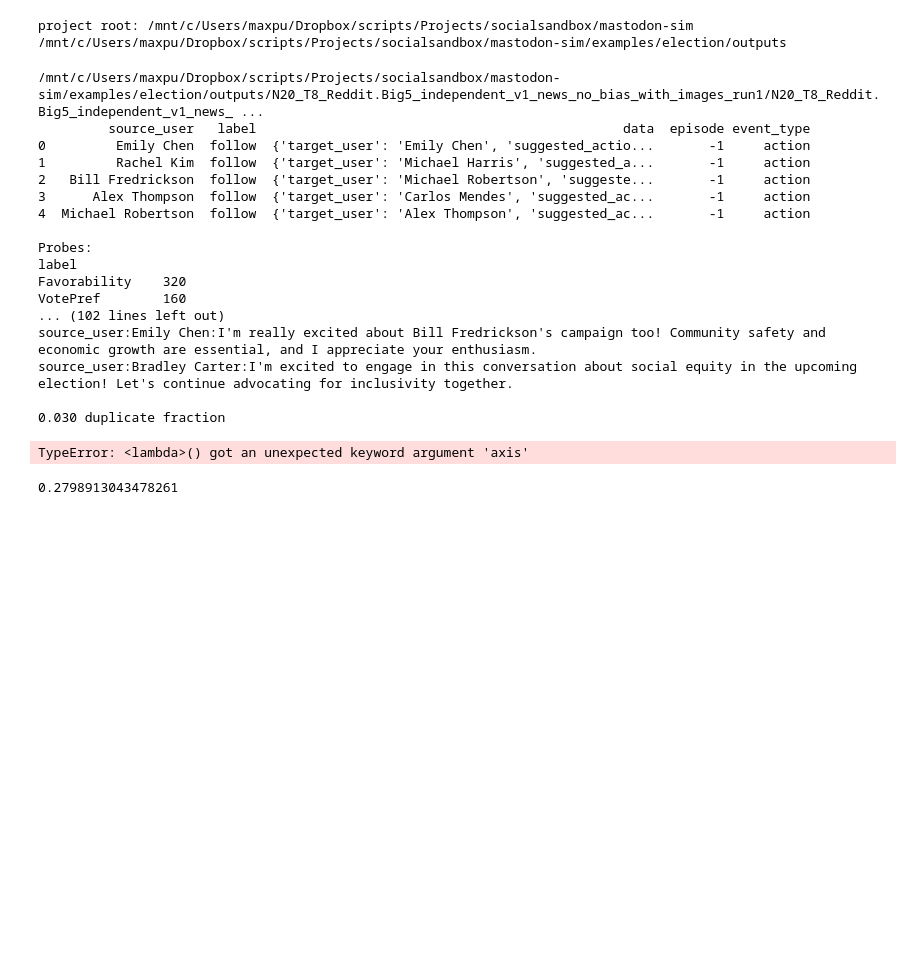
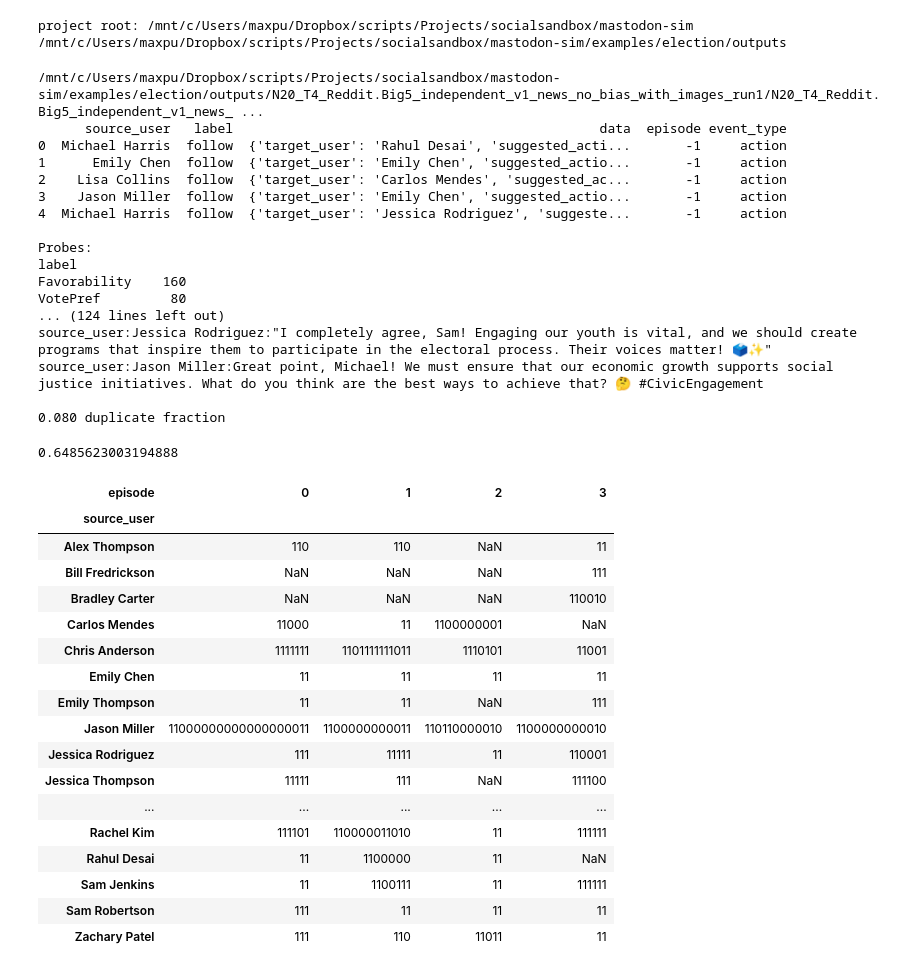
Before and after one commit to sandbox-social/mastodon-sim, a Jupyter notebook: examples/election/notebooks/basic_output_processing.ipynb, the cells around one changed output. Cells and saved outputs as stored; diff of their text form; code cells hidden in the pictures; blank space fills up the shorter version.

```diff
--- a/examples/election/notebooks/basic_output_processing.ipynb
+++ b/examples/election/notebooks/basic_output_processing.ipynb
@@ -212,34 +212,55 @@ def load_data_dash(eval_df, int_df, edge_df):
     return follow_graph, int_dict, posted_users_by_episode, toot_dict, votes
 # %%
 run_name = ["N20_T8_Reddit.Big5_independent_v1_news_no_bias_with_images_run1","2025-03-22_02-26-35"]
+run_name = ["N20_T4_Reddit.Big5_independent_v1_news_no_bias_with_images_run1","2025-04-09_23-34-04"]
+
+
+
 names_of_focalplayers = ["Bill Fredrickson", "Bradley Carter"]
 df = load_data([abs_rootpath] + run_name, names_of_focalplayers)
 # %% [output]
-/mnt/c/Users/maxpu/Dropbox/scripts/Projects/socialsandbox/mastodon-sim/examples/election/outputs/N20_T8_Reddit.Big5_independent_v1_news_no_bias_with_images_run1/N20_T8_Reddit.Big5_independent_v1_news_ ...
-         source_user   label                                               data  episode event_type
-0         Emily Chen  follow  {'target_user': 'Emily Chen', 'suggested_actio...       -1     action
-1         Rachel Kim  follow  {'target_user': 'Michael Harris', 'suggested_a...       -1     action
-2   Bill Fredrickson  follow  {'target_user': 'Michael Robertson', 'suggeste...       -1     action
-3      Alex Thompson  follow  {'target_user': 'Carlos Mendes', 'suggested_ac...       -1     action
-4  Michael Robertson  follow  {'target_user': 'Alex Thompson', 'suggested_ac...       -1     action
+/mnt/c/Users/maxpu/Dropbox/scripts/Projects/socialsandbox/mastodon-sim/examples/election/outputs/N20_T4_Reddit.Big5_independent_v1_news_no_bias_with_images_run1/N20_T4_Reddit.Big5_independent_v1_news_ ...
+      source_user   label                                               data  episode event_type
+0  Michael Harris  follow  {'target_user': 'Rahul Desai', 'suggested_acti...       -1     action
+1      Emily Chen  follow  {'target_user': 'Emily Chen', 'suggested_actio...       -1     action
+2    Lisa Collins  follow  {'target_user': 'Carlos Mendes', 'suggested_ac...       -1     action
+3    Jason Miller  follow  {'target_user': 'Emily Chen', 'suggested_actio...       -1     action
+4  Michael Harris  follow  {'target_user': 'Jessica Rodriguez', 'suggeste...       -1     action
 
 Probes:
 label
-Favorability    320
-VotePref        160
-... (102 lines left out)
-source_user:Emily Chen:I'm really excited about Bill Fredrickson's campaign too! Community safety and economic growth are essential, and I appreciate your enthusiasm.
-source_user:Bradley Carter:I'm excited to engage in this conversation about social equity in the upcoming election! Let's continue advocating for inclusivity together.
+Favorability    160
+VotePref         80
+... (124 lines left out)
+source_user:Jessica Rodriguez:"I completely agree, Sam! Engaging our youth is vital, and we should create programs that inspire them to participate in the electoral process. Their voices matter! 🗳️✨"
+source_user:Jason Miller:Great point, Michael! We must ensure that our economic growth supports social justice initiatives. What do you think are the best ways to achieve that? 🤔 #CivicEngagement
 
-0.030 duplicate fraction
+0.080 duplicate fraction
-# %%
-df[df.label=='inner_actions'].groupby(['source_user', 'episode'])['data'].apply(lambda x: "attempt failed" in x,axis=0).mean()
-# %% [output]
-TypeError: <lambda>() got an unexpected keyword argument 'axis'
 # %%
-df[df.label=='inner_actions'].groupby(['source_user', 'episode'])['data'].apply(lambda x: x.str.count("attempt failed")).mean()
+df[df.label=='inner_actions'].groupby(['source_user', 'episode'])['data'].apply(lambda x: x.str.count("SUCCESS")).mean()
 # %% [output]
-0.2798913043478261
+0.6485623003194888
+# %%
+df[df.label=='inner_actions'].groupby(['source_user', 'episode'])['data'].apply(lambda x: ''.join([('0' if act[:7]=='FAILED ' else '1') for act in x ])).unstack()
+# %% [output]
+| episode | 0 | 1 | 2 | 3 |
+| source_user |  |  |  |  |
+| Alex Thompson | 110 | 110 | NaN | 11 |
+| Bill Fredrickson | NaN | NaN | NaN | 111 |
+| Bradley Carter | NaN | NaN | NaN | 110010 |
+| Carlos Mendes | 11000 | 11 | 1100000001 | NaN |
+| Chris Anderson | 1111111 | 1101111111011 | 1110101 | 11001 |
+| Emily Chen | 11 | 11 | 11 | 11 |
+| Emily Thompson | 11 | 11 | NaN | 111 |
+| Jason Miller | 11000000000000000011 | 1100000000011 | 110110000010 | 1100000000010 |
+| Jessica Rodriguez | 111 | 11111 | 11 | 110001 |
+| Jessica Thompson | 11111 | 111 | NaN | 111100 |
+| ... | ... | ... | ... | ... |
+| Rachel Kim | 111101 | 110000011010 | 11 | 111111 |
+| Rahul Desai | 11 | 1100000 | 11 | NaN |
+| Sam Jenkins | 11 | 1100111 | 11 | 111111 |
+| Sam Robertson | 111 | 11 | 11 | 11 |
+| Zachary Patel | 111 | 110 | 11011 | 11 |
 # %%
 import seaborn as sns
 import matplotlib.pyplot as pl
```
Also changed, not shown: 4 other files.
